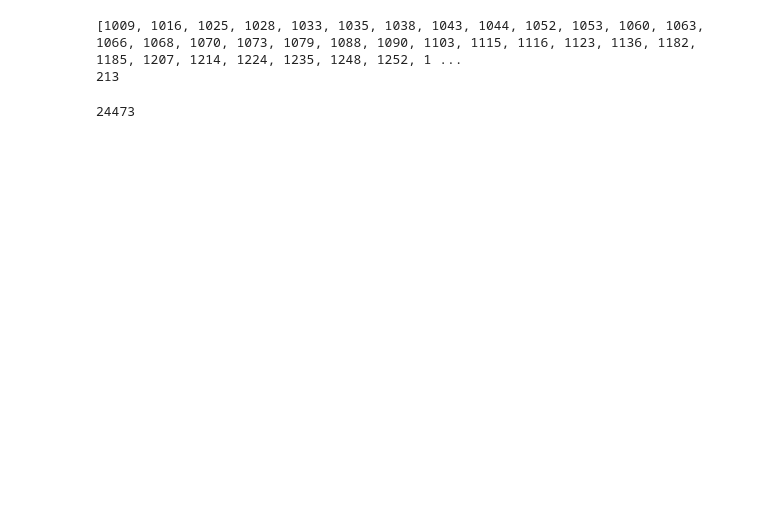
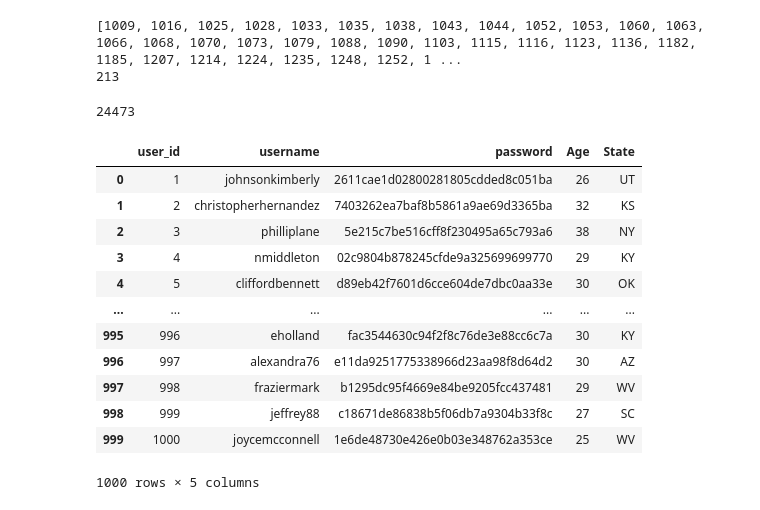
Before and after one commit to jrtcra/CareerFinder, a Jupyter notebook: datasets/preprocessing_2.ipynb, the cells around one changed output. Drawn from its saved outputs; the diff is of its cells as text; code cells hidden in the pictures; blank space fills up the shorter version.

```diff
--- a/datasets/preprocessing_2.ipynb
+++ b/datasets/preprocessing_2.ipynb
@@ -26,3 +26,83 @@ for i, row in postings.iterrows():
 len(companies)
 # %% [output]
 24473
+# %%
+import pandas as pd
+import numpy as np
+
+df_users = pd.read_csv("users.csv")
+df_users["Age"] = np.random.normal(30, 4, size=len(df_users))
+df_users["Age"] = df_users["Age"].astype(int)
+df_users["State"] = np.random.choice([
+    "AK",
+    "AL",
+    "AR",
+    "AZ",
+    "CA",
+    "CO",
+    "CT",
+    "DE",
+    "FL",
+    "GA",
+    "HI",
+    "IA",
+    "ID",
+    "IL",
+    "IN",
+    "KS",
+    "KY",
+    "LA",
+    "MA",
+    "MD",
+    "ME",
+    "MI",
+    "MN",
+    "MO",
+    "MS",
+    "MT",
+    "NC",
+    "ND",
+    "NE",
+    "NH",
+    "NJ",
+    "NM",
+    "NV",
+    "NY",
+    "OH",
+    "OK",
+    "OR",
+    "PA",
+    "RI",
+    "SC",
+    "SD",
+    "TN",
+    "TX",
+    "UT",
+    "VA",
+    "VT",
+    "WA",
+    "WI",
+    "WV",
+    "WY",
+    "DC",
+    "AS",
+    "GU",
+    "MP",
+    "PR",
+    "VI",
+], len(df_users))
+df_users
+# %% [output]
+|  | user_id | username | password | Age | State |
+| 0 | 1 | johnsonkimberly | 2611cae1d02800281805cdded8c051ba | 26 | UT |
+| 1 | 2 | christopherhernandez | 7403262ea7baf8b5861a9ae69d3365ba | 32 | KS |
+| 2 | 3 | philliplane | 5e215c7be516cff8f230495a65c793a6 | 38 | NY |
+| 3 | 4 | nmiddleton | 02c9804b878245cfde9a325699699770 | 29 | KY |
+| 4 | 5 | cliffordbennett | d89eb42f7601d6cce604de7dbc0aa33e | 30 | OK |
+| ... | ... | ... | ... | ... | ... |
+| 995 | 996 | eholland | fac3544630c94f2f8c76de3e88cc6c7a | 30 | KY |
+| 996 | 997 | alexandra76 | e11da9251775338966d23aa98f8d64d2 | 30 | AZ |
+| 997 | 998 | fraziermark | b1295dc95f4669e84be9205fcc437481 | 29 | WV |
+| 998 | 999 | jeffrey88 | c18671de86838b5f06db7a9304b33f8c | 27 | SC |
+| 999 | 1000 | joycemcconnell | 1e6de48730e426e0b03e348762a353ce | 25 | WV |
+1000 rows × 5 columns
```
Also changed, not shown: parts of 1 cell of this notebook, 9 other files.
